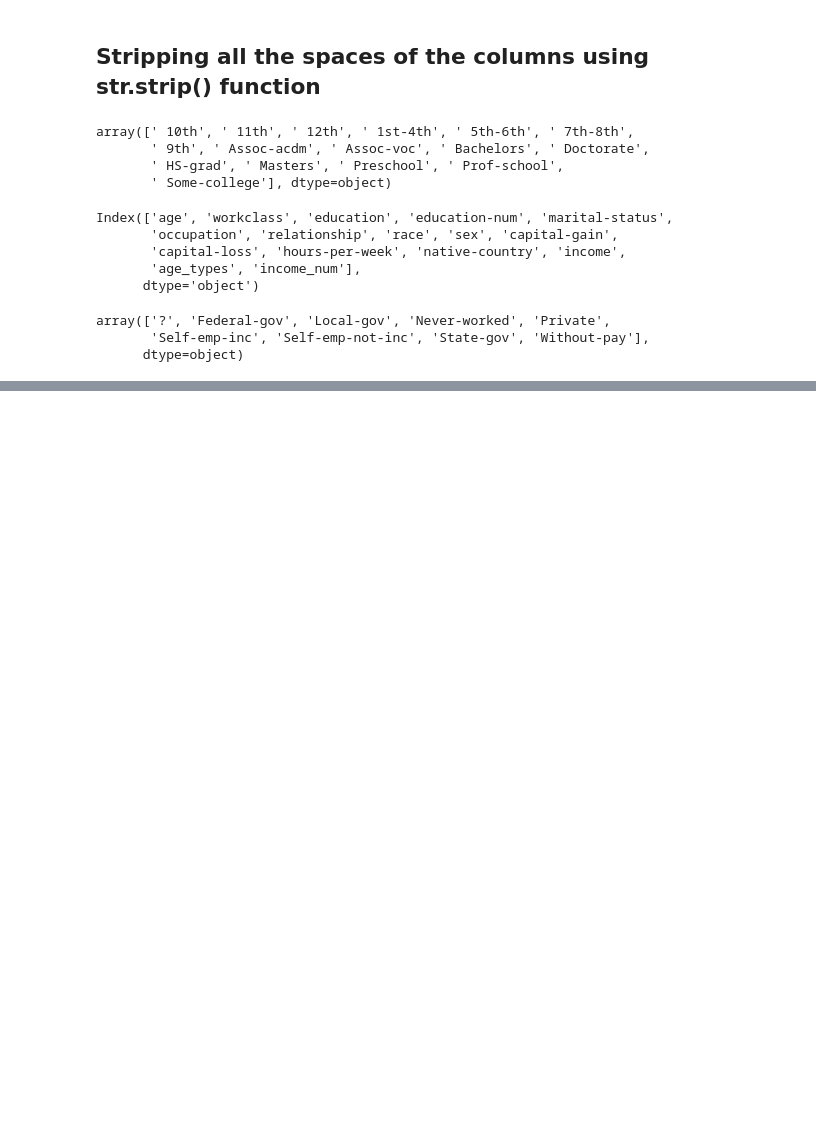
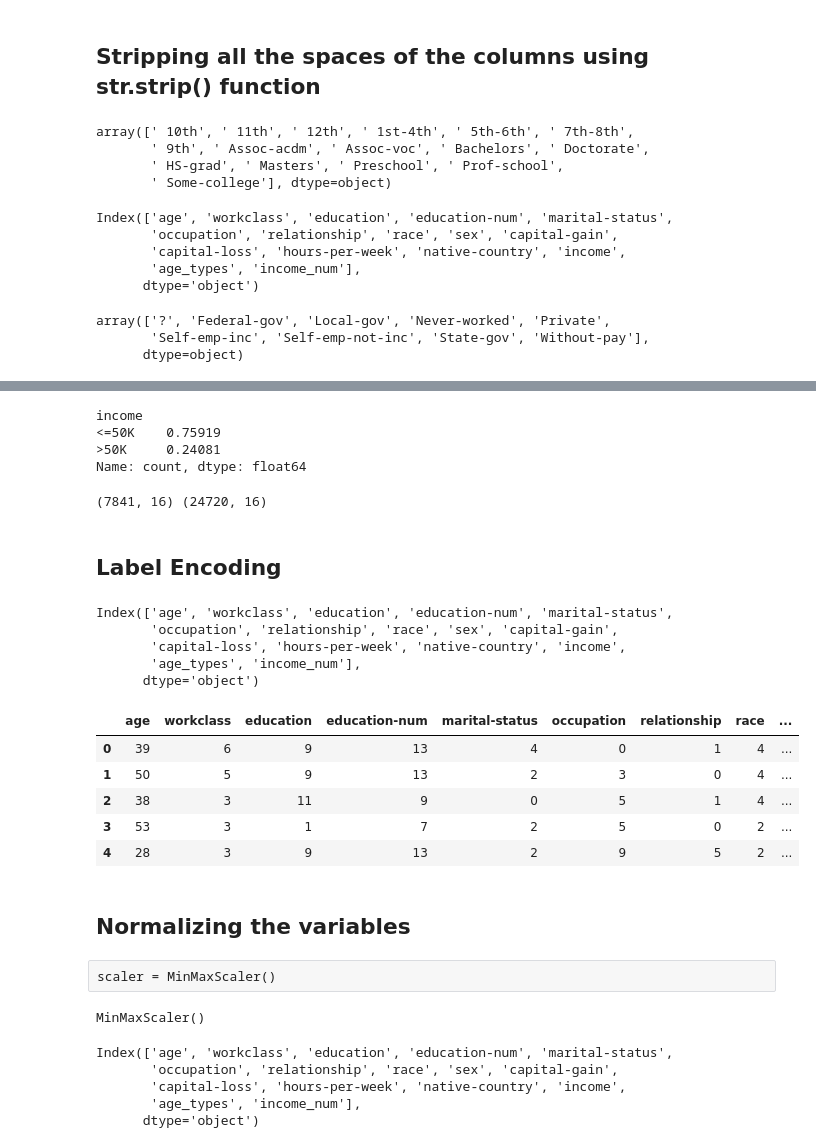
Before and after one commit to Kunal0026/Machine_Learning_Algorithm_Practice, a Jupyter notebook: Support_Vector_Machine/SVM_Income_Evaluation.ipynb, the cells around one changed output, grey strips where cells are left out. Saved outputs shown, nothing was run; the diff lists cells and outputs as text; code cells hidden in the pictures; blank space fills up the shorter version.

```diff
--- a/Support_Vector_Machine/SVM_Income_Evaluation.ipynb
+++ b/Support_Vector_Machine/SVM_Income_Evaluation.ipynb
@@ -157,0 +321,15 @@ array(['?', 'Federal-gov', 'Local-gov', 'Never-worked', 'Private',
+# %%
+df['income'].value_counts()/len(df)
+# %% [output]
+income
+<=50K    0.75919
+>50K     0.24081
+Name: count, dtype: float64
+# %%
+more_than_50 = df[df['income'] == '>50K' ]
+less_than_50 = df[df['income'] == '<=50K' ]
+print(more_than_50.shape, less_than_50.shape)
+# %% [output]
+(7841, 16) (24720, 16)
+# %% [markdown]
+## Label Encoding
@@ -157,0 +345,8 @@ array(['?', 'Federal-gov', 'Local-gov', 'Never-worked', 'Private',
+# %%
+df.columns
+# %% [output]
+Index(['age', 'workclass', 'education', 'education-num', 'marital-status',
+       'occupation', 'relationship', 'race', 'sex', 'capital-gain',
+       'capital-loss', 'hours-per-week', 'native-country', 'income',
+       'age_types', 'income_num'],
+      dtype='object')
@@ -157,0 +358,11 @@ array(['?', 'Federal-gov', 'Local-gov', 'Never-worked', 'Private',
+# %%
+df.head()
+# %% [output]
+|  | age | workclass | education | education-num | marital-status | occupation | relationship | race | ... |
+| 0 | 39 | 6 | 9 | 13 | 4 | 0 | 1 | 4 | ... |
+| 1 | 50 | 5 | 9 | 13 | 2 | 3 | 0 | 4 | ... |
+| 2 | 38 | 3 | 11 | 9 | 0 | 5 | 1 | 4 | ... |
+| 3 | 53 | 3 | 1 | 7 | 2 | 5 | 0 | 2 | ... |
+| 4 | 28 | 3 | 9 | 13 | 2 | 9 | 5 | 2 | ... |
+# %% [markdown]
+## Normalizing the variables
@@ -157,0 +371,7 @@ array(['?', 'Federal-gov', 'Local-gov', 'Never-worked', 'Private',
+# %% [raw]
+scaler = MinMaxScaler()
+# %%
+scaler = MinMaxScaler()
+scaler.fit(df.drop(['income','age_types','income_num'],axis=1))
+# %% [output]
+MinMaxScaler()
@@ -157,0 +380,8 @@ array(['?', 'Federal-gov', 'Local-gov', 'Never-worked', 'Private',
+# %%
+df.columns
+# %% [output]
+Index(['age', 'workclass', 'education', 'education-num', 'marital-status',
+       'occupation', 'relationship', 'race', 'sex', 'capital-gain',
+       'capital-loss', 'hours-per-week', 'native-country', 'income',
+       'age_types', 'income_num'],
+      dtype='object')
```
Also changed, not shown: parts of 40 cells of this notebook.
